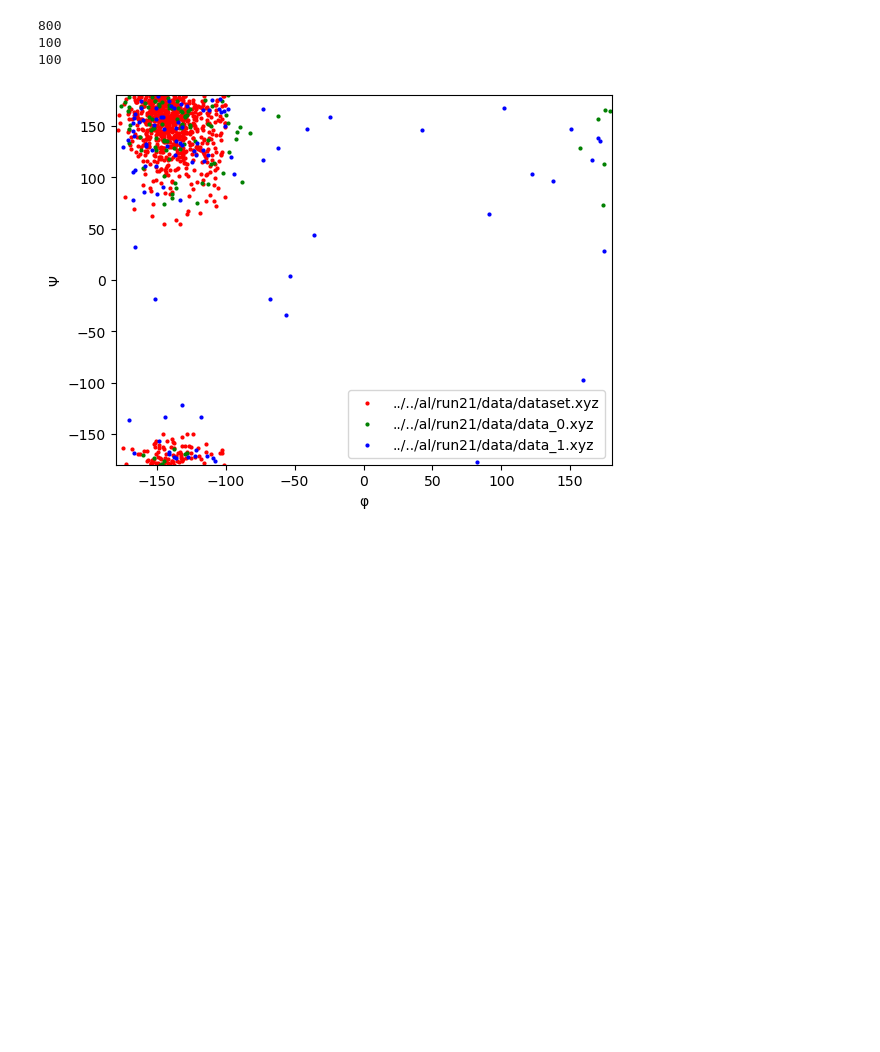
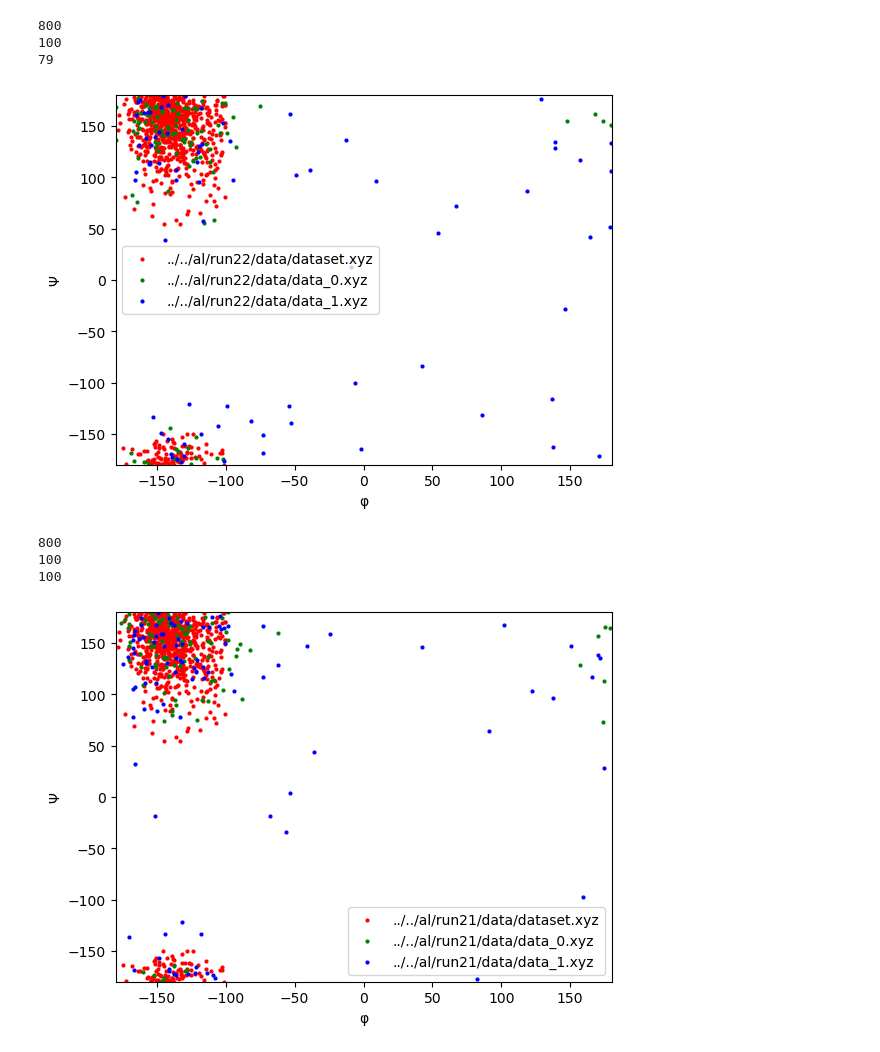
Before and after one commit to balu1029/gnn_uncertainty, a Jupyter notebook: datasets/helper/cv_visualizer.ipynb, the cells around one changed output. Drawn from its saved outputs; the diff is of its cells as text; code cells hidden in the pictures; blank space fills up the shorter version.

```diff
--- a/datasets/helper/cv_visualizer.ipynb
+++ b/datasets/helper/cv_visualizer.ipynb
@@ -188,4 +188,13 @@ def multi_scatter(paths):
     plt.ylabel('Ψ')
     plt.legend()
     plt.show()
+# %%
+base_path = "../../al/run22/data/"
+paths = [base_path + "dataset.xyz", base_path + "data_0.xyz", base_path + "data_1.xyz"]
+multi_scatter(paths[:])
+# %% [output]
+800
+100
+79
+[figure, added]
 # %%
```
Also changed, not shown: parts of 2 cells of this notebook, 11 other files.
